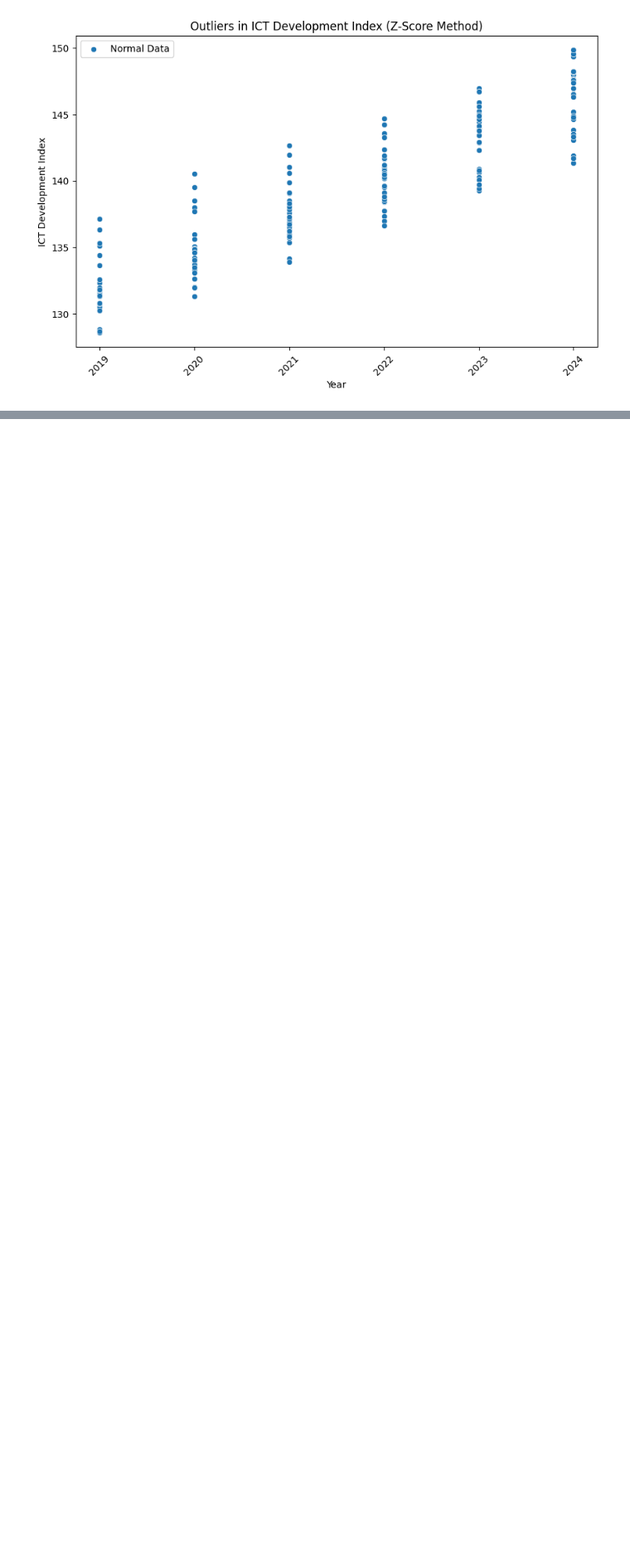
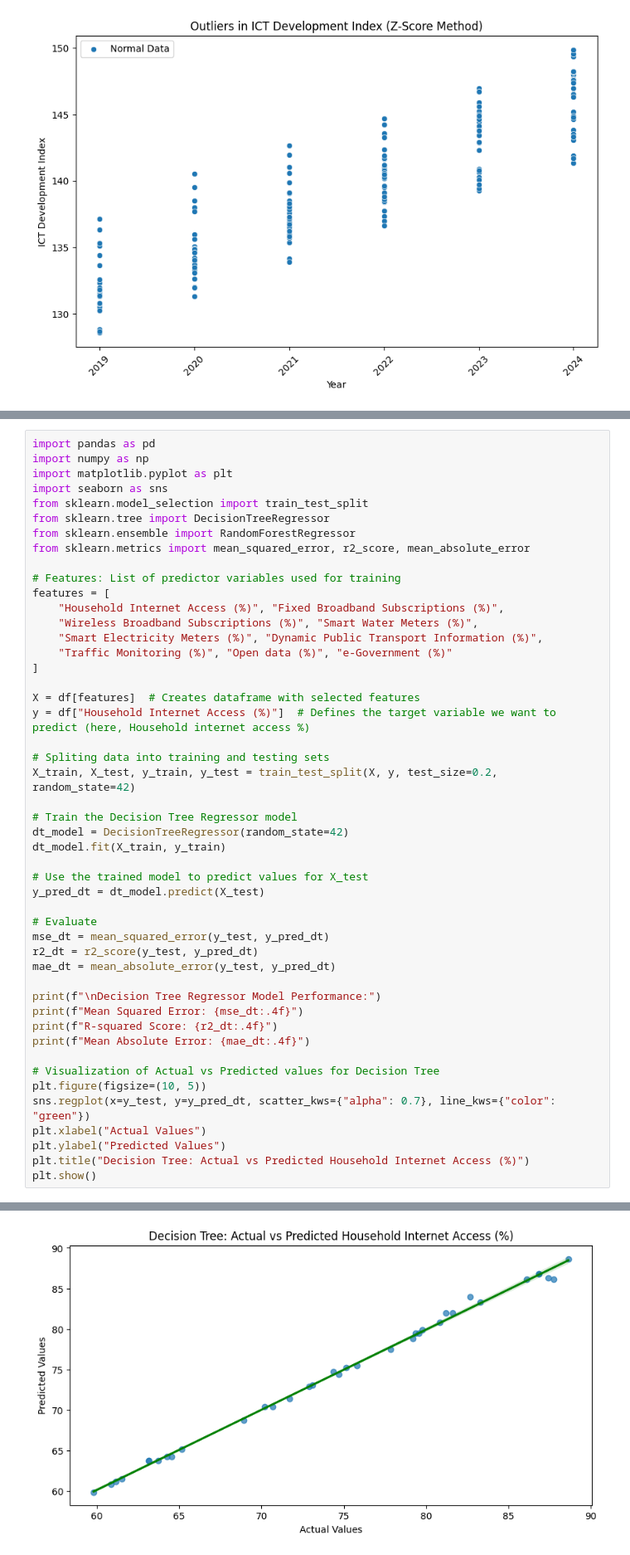
Before and after one commit to Praveshika2k/Exploratory-Data-Analysis-of-ICT-Subdimensions, a Jupyter notebook: eda-project-review-2.ipynb, the cells around one changed output, grey strips where cells are left out. Shown: that part at 83% size. Cells and saved outputs as stored; diff of their text form; blank space fills up the shorter version.

```diff
--- a/eda-project-review-2.ipynb
+++ b/eda-project-review-2.ipynb
@@ -246,0 +220,49 @@ plt.show()
+# %%
+import pandas as pd
+import numpy as np
+import matplotlib.pyplot as plt
+import seaborn as sns
+from sklearn.model_selection import train_test_split
+from sklearn.tree import DecisionTreeRegressor
+from sklearn.ensemble import RandomForestRegressor
+from sklearn.metrics import mean_squared_error, r2_score, mean_absolute_error
+
+# Features: List of predictor variables used for training
+features = [
+    "Household Internet Access (%)", "Fixed Broadband Subscriptions (%)",
+    "Wireless Broadband Subscriptions (%)", "Smart Water Meters (%)",
+    "Smart Electricity Meters (%)", "Dynamic Public Transport Information (%)",
+    "Traffic Monitoring (%)", "Open data (%)", "e-Government (%)"
+]
+
+X = df[features]  # Creates dataframe with selected features
+y = df["Household Internet Access (%)"]  # Defines the target variable we want to predict (here, Household internet access %)
+
+# Spliting data into training and testing sets
+X_train, X_test, y_train, y_test = train_test_split(X, y, test_size=0.2, random_state=42)
+
+# Train the Decision Tree Regressor model
+dt_model = DecisionTreeRegressor(random_state=42)
+dt_model.fit(X_train, y_train)
+
+# Use the trained model to predict values for X_test
+y_pred_dt = dt_model.predict(X_test)
+
+# Evaluate
+mse_dt = mean_squared_error(y_test, y_pred_dt)
+r2_dt = r2_score(y_test, y_pred_dt)
+mae_dt = mean_absolute_error(y_test, y_pred_dt)
+
+print(f"\nDecision Tree Regressor Model Performance:")
+print(f"Mean Squared Error: {mse_dt:.4f}")
+print(f"R-squared Score: {r2_dt:.4f}")
+print(f"Mean Absolute Error: {mae_dt:.4f}")
+
+# Visualization of Actual vs Predicted values for Decision Tree
+plt.figure(figsize=(10, 5))
+sns.regplot(x=y_test, y=y_pred_dt, scatter_kws={"alpha": 0.7}, line_kws={"color": "green"})
+plt.xlabel("Actual Values")
+plt.ylabel("Predicted Values")
+plt.title("Decision Tree: Actual vs Predicted Household Internet Access (%)")
+plt.show()
+# %% [output]
@@ -246,0 +273 @@ plt.show()
+[figure, added]
```
Also changed, not shown: parts of 11 cells of this notebook.
